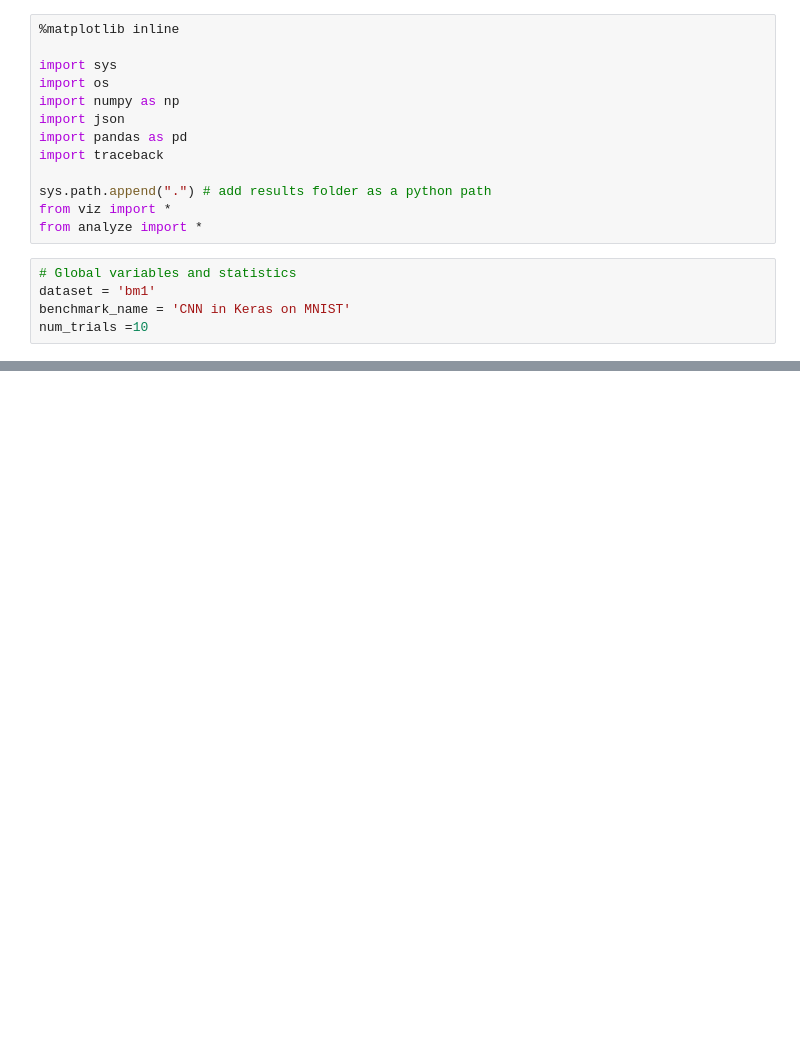
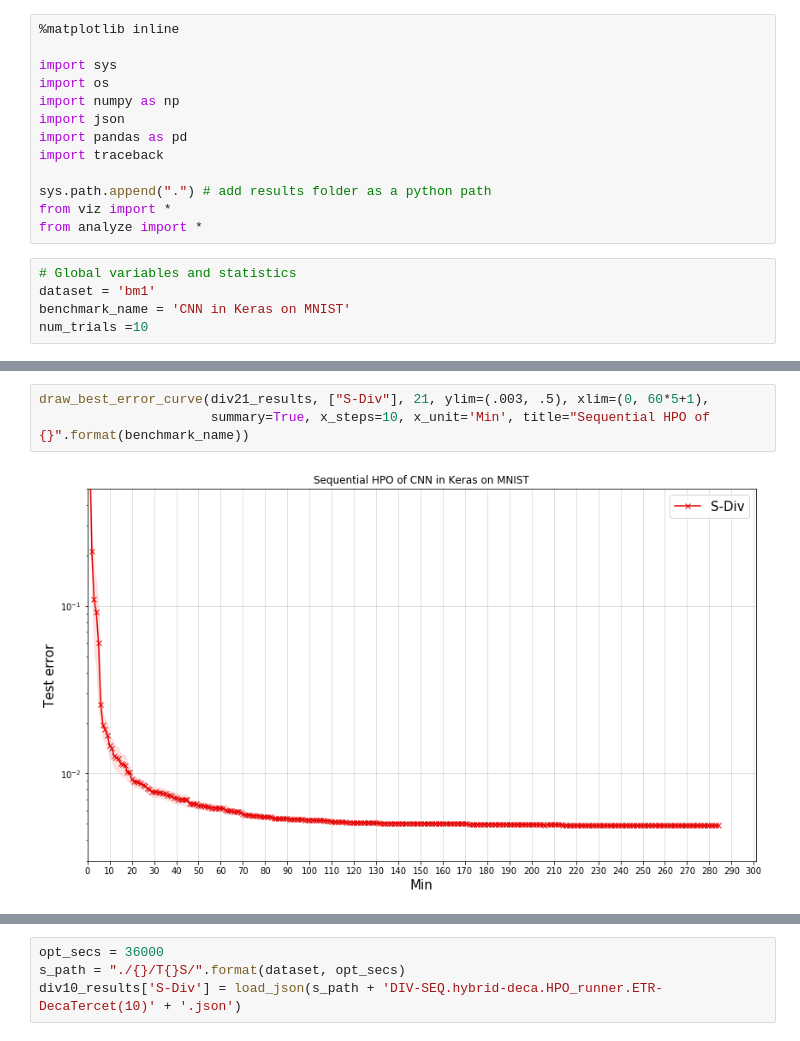
Before and after one commit to yongjinkim49/ecml, a Jupyter notebook: results/Real evaluation on BM1.ipynb, the cells around one changed output, grey strips where cells are left out. Saved outputs shown, nothing was run; the diff lists cells and outputs as text; blank space fills up the shorter version.

```diff
--- a/results/Real evaluation on BM1.ipynb
+++ b/results/Real evaluation on BM1.ipynb
@@ -56,0 +106,5 @@ draw_best_error_curve(div20_results, ["S-Div"], 6, ylim=(.005, .1), xlim=(0, 60*
+# %%
+draw_best_error_curve(div21_results, ["S-Div"], 21, ylim=(.003, .5), xlim=(0, 60*5+1),
+                      summary=True, x_steps=10, x_unit='Min', title="Sequential HPO of {}".format(benchmark_name))
+# %% [output]
+[figure, added]
@@ -56,0 +112,4 @@ draw_best_error_curve(div20_results, ["S-Div"], 6, ylim=(.005, .1), xlim=(0, 60*
+# %%
+opt_secs = 36000
+s_path = "./{}/T{}S/".format(dataset, opt_secs)
+div10_results['S-Div'] = load_json(s_path + 'DIV-SEQ.hybrid-deca.HPO_runner.ETR-DecaTercet(10)' + '.json')
```
Also changed, not shown: parts of 16 cells of this notebook, 5 other files.
